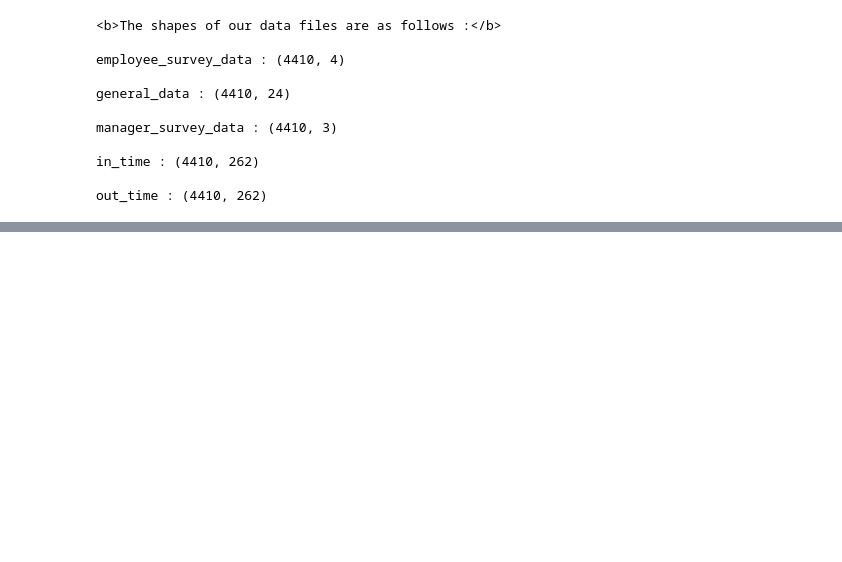
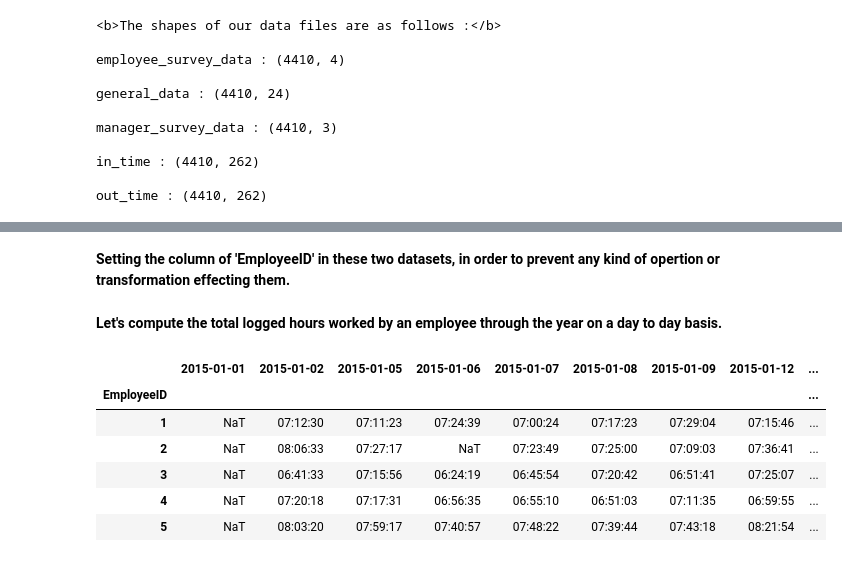
Before and after one commit to Titashmkhrj/HR_analytics_project, a Jupyter notebook: code_file.ipynb, the cells around one changed output, grey strips where cells are left out. Cells and saved outputs as stored; diff of their text form; code cells hidden in the pictures; blank space fills up the shorter version.

```diff
--- a/code_file.ipynb
+++ b/code_file.ipynb
@@ -125,0 +188,3 @@ out_time : (4410, 262)
+# %%
+in_time.rename(columns={'Unnamed: 0':'EmployeeID'}, inplace=True)
+out_time.rename(columns={'Unnamed: 0':'EmployeeID'}, inplace=True)
@@ -125,0 +197,2 @@ out_time : (4410, 262)
+# %% [markdown]
+**Setting the column of 'EmployeeID' in these two datasets, in order to prevent any kind of opertion or transformation effecting them.**
@@ -125,0 +205,2 @@ out_time : (4410, 262)
+# %% [markdown]
+**Let's compute the total logged hours worked by an employee through the year on a day to day basis.**
@@ -125,0 +209,10 @@ out_time : (4410, 262)
+# %%
+working_time.head()
+# %% [output]
+|  | 2015-01-01 | 2015-01-02 | 2015-01-05 | 2015-01-06 | 2015-01-07 | 2015-01-08 | 2015-01-09 | 2015-01-12 | ... |
+| EmployeeID |  |  |  |  |  |  |  |  | ... |
+| 1 | NaT | 07:12:30 | 07:11:23 | 07:24:39 | 07:00:24 | 07:17:23 | 07:29:04 | 07:15:46 | ... |
+| 2 | NaT | 08:06:33 | 07:27:17 | NaT | 07:23:49 | 07:25:00 | 07:09:03 | 07:36:41 | ... |
+| 3 | NaT | 06:41:33 | 07:15:56 | 06:24:19 | 06:45:54 | 07:20:42 | 06:51:41 | 07:25:07 | ... |
+| 4 | NaT | 07:20:18 | 07:17:31 | 06:56:35 | 06:55:10 | 06:51:03 | 07:11:35 | 06:59:55 | ... |
+| 5 | NaT | 08:03:20 | 07:59:17 | 07:40:57 | 07:48:22 | 07:39:44 | 07:43:18 | 08:21:54 | ... |
```
Also changed, not shown: parts of 27 cells of this notebook.
